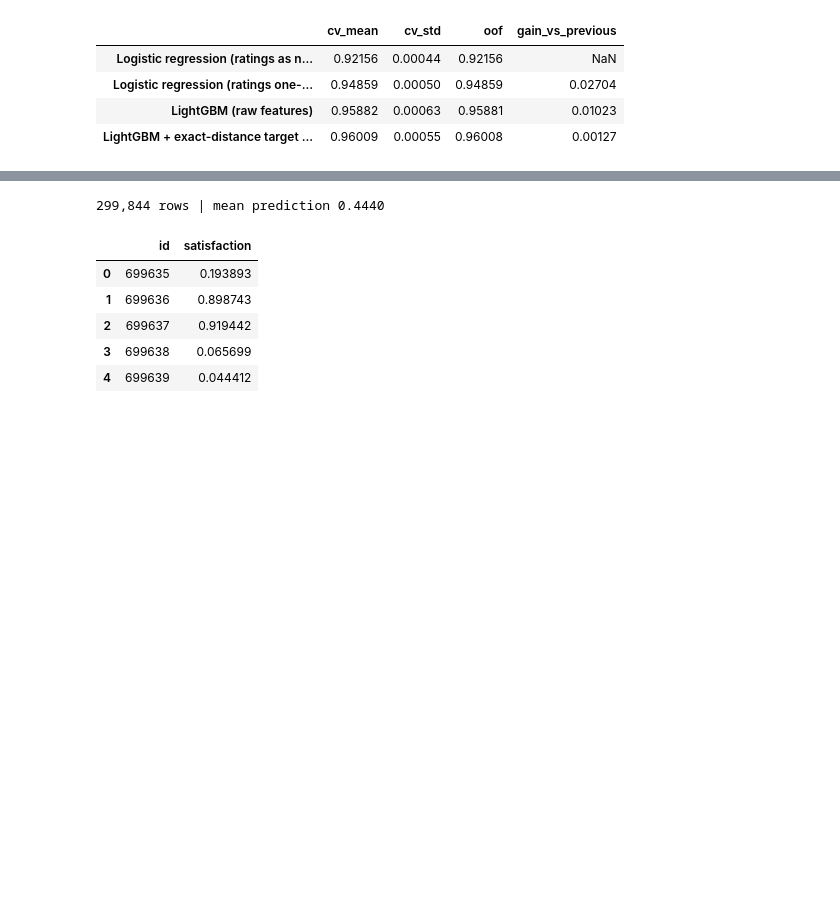
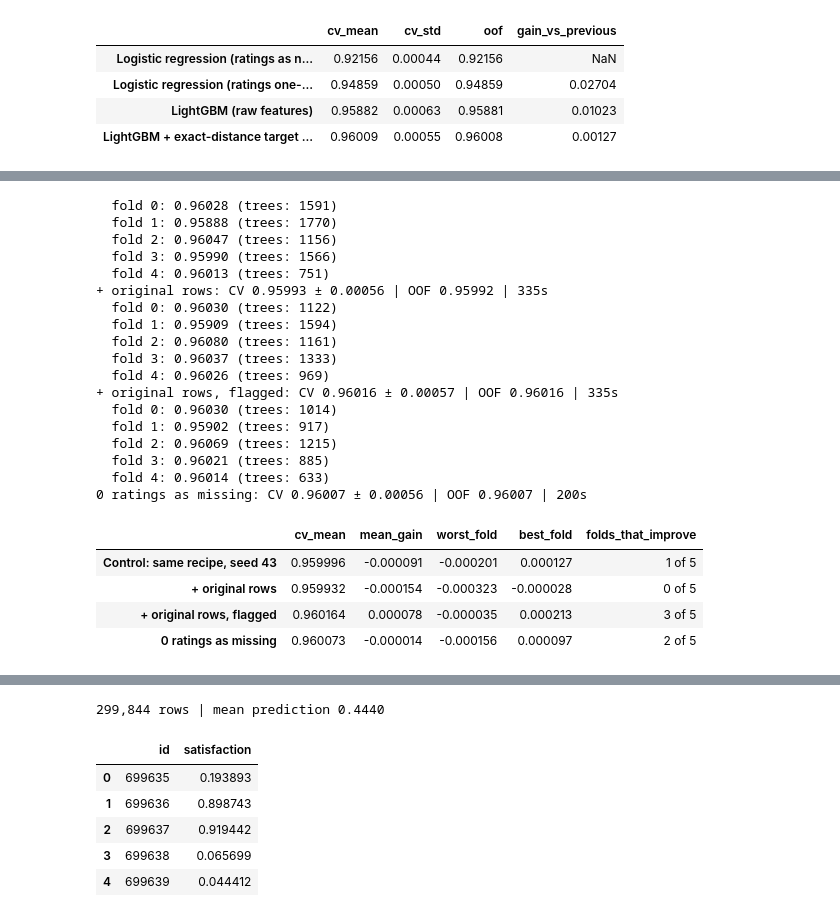
Before and after one commit to ferreret/kaggle-playground-s6e10, a Jupyter notebook: notebooks/s6e10-step-by-step.ipynb, the cells around one changed output, grey strips where cells are left out. Saved outputs shown, nothing was run; the diff lists cells and outputs as text; code cells hidden in the pictures; blank space fills up the shorter version.

```diff
--- a/notebooks/s6e10-step-by-step.ipynb
+++ b/notebooks/s6e10-step-by-step.ipynb
@@ -1322,0 +1392,14 @@ flight distance helped — which points the same way as Part 7.
+# %%
+def compare(names, reference=TE):
+    """Each model against the reference, fold by fold (same folds, so the differences are paired)."""
+    rows = {}
+    for name in names:
+        d = np.array(FOLD_SCORES[name]) - np.array(FOLD_SCORES[reference])
+        rows[name] = {"cv_mean": RESULTS[name]["cv_mean"], "mean_gain": d.mean(), "worst_fold": d.min(),
+                      "best_fold": d.max(), "folds_that_improve": f"{(d > 0).sum()} of {N_FOLDS}"}
+    return pd.DataFrame(rows).T
+
+
+CONTROL = "Control: same recipe, seed 43"
+test_pred_control, _ = run_cv(CONTROL, make_lgbm(te_frames, params={"seed": 43}))
+compare([CONTROL])
@@ -1322,0 +1435,50 @@ flight distance helped — which points the same way as Part 7.
+# %%
+def original_rows(flag):
+    def extra(tr_idx, va_idx):
+        X_extra = orig[FEATURES].assign(dist_te=distance_te(tr_idx, va_idx)["original"])
+        return (X_extra.assign(is_original=1) if flag else X_extra), y_orig
+    return extra
+
+
+def flagged_frames(tr_idx, va_idx):
+    return tuple(X.assign(is_original=0) for X in te_frames(tr_idx, va_idx))
+
+
+def zeros_as_missing_frames(tr_idx, va_idx):
+    frames = []
+    for X in te_frames(tr_idx, va_idx):
+        X = X.copy()
+        X[RATINGS] = X[RATINGS].where(X[RATINGS] != 0)
+        frames.append(X)
+    return tuple(frames)
+
+
+ORIG_ROWS, ORIG_FLAG, ZEROS = "+ original rows", "+ original rows, flagged", "0 ratings as missing"
+_ = run_cv(ORIG_ROWS, make_lgbm(te_frames, extra=original_rows(flag=False)))
+_ = run_cv(ORIG_FLAG, make_lgbm(flagged_frames, extra=original_rows(flag=True)))
+_ = run_cv(ZEROS, make_lgbm(zeros_as_missing_frames))
+compare([CONTROL, ORIG_ROWS, ORIG_FLAG, ZEROS])
+# %% [output]
+  fold 0: 0.96028 (trees: 1591)
+  fold 1: 0.95888 (trees: 1770)
+  fold 2: 0.96047 (trees: 1156)
+  fold 3: 0.95990 (trees: 1566)
+  fold 4: 0.96013 (trees: 751)
++ original rows: CV 0.95993 ± 0.00056 | OOF 0.95992 | 335s
+  fold 0: 0.96030 (trees: 1122)
+  fold 1: 0.95909 (trees: 1594)
+  fold 2: 0.96080 (trees: 1161)
+  fold 3: 0.96037 (trees: 1333)
+  fold 4: 0.96026 (trees: 969)
++ original rows, flagged: CV 0.96016 ± 0.00057 | OOF 0.96016 | 335s
+  fold 0: 0.96030 (trees: 1014)
+  fold 1: 0.95902 (trees: 917)
+  fold 2: 0.96069 (trees: 1215)
+  fold 3: 0.96021 (trees: 885)
+  fold 4: 0.96014 (trees: 633)
+0 ratings as missing: CV 0.96007 ± 0.00056 | OOF 0.96007 | 200s
+|  | cv_mean | mean_gain | worst_fold | best_fold | folds_that_improve |
+| Control: same recipe, seed 43 | 0.959996 | -0.000091 | -0.000201 | 0.000127 | 1 of 5 |
+| + original rows | 0.959932 | -0.000154 | -0.000323 | -0.000028 | 0 of 5 |
+| + original rows, flagged | 0.960164 | 0.000078 | -0.000035 | 0.000213 | 3 of 5 |
+| 0 ratings as missing | 0.960073 | -0.000014 | -0.000156 | 0.000097 | 2 of 5 |
```
Also changed, not shown: parts of 18 cells of this notebook, 1 other file.
